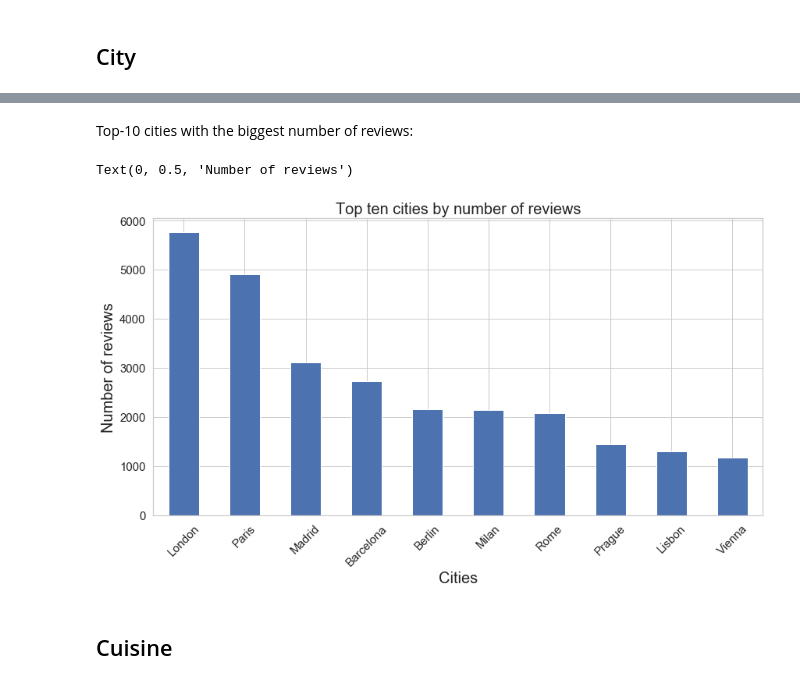
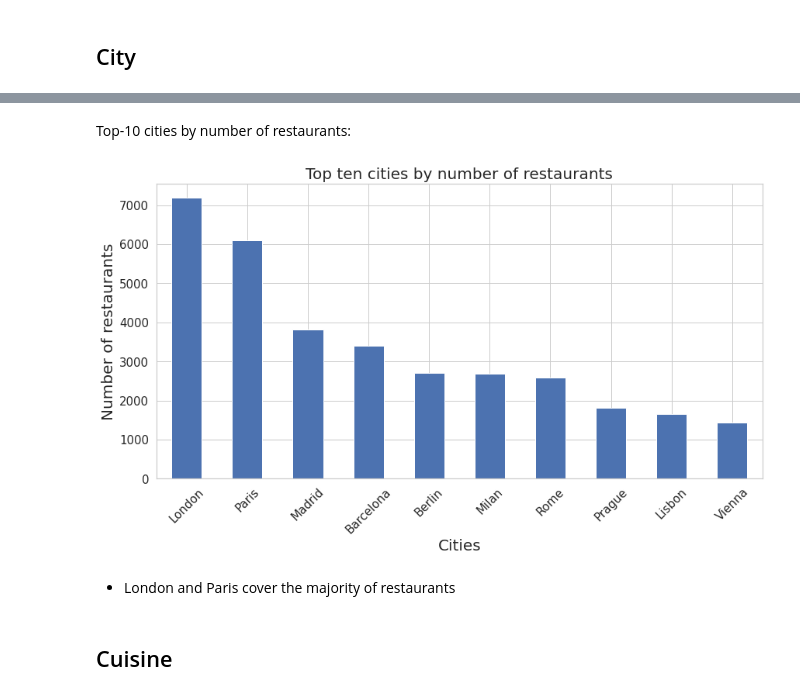
Before and after one commit to LawrenceGrigoryan/skillfactory_rds, a Jupyter notebook: module_3/Project_3. About delicious and healthy food.ipynb, the cells around one changed output, grey strips where cells are left out. Saved outputs shown, nothing was run; the diff lists cells and outputs as text; code cells hidden in the pictures.

```diff
--- a/module_3/Project_3. About delicious and healthy food.ipynb
+++ b/module_3/Project_3. About delicious and healthy food.ipynb
@@ -157,0 +125,6 @@ The result is not the best but at least something. Now let's proceed to data pre
+# %%
+df_train['sample'] = 1  # Train data
+df_test['sample'] = 0  # Test data
+df_test['Rating'] = 0  # Filling with zeros since there is no data there (needs to be predicted)
+
+data = df_test.append(df_train, sort=False).reset_index(drop=True)
@@ -237,5 +244,5 @@ dtype of ID_TA column is <class 'str'>
 # %%
-data = df.copy(deep=True)
-data.columns = ['rest_id', 'city', 'cuisine', 'ranking', 'rating',
+df = data.copy(deep=True)
+df.columns = ['rest_id', 'city', 'cuisine', 'ranking',
                 'price_range', 'reviews_amount', 'reviews', 'url_ta',
-                'id_ta']
+                'id_ta', 'sample', 'rating']
@@ -302,7 +288,7 @@ def id_check(cell):
 
     return result.group(0)
 # %%
-data.rest_id = data.rest_id.apply(id_check)
+df.rest_id = df.rest_id.apply(id_check)
 # %% [markdown]
 Let's look at values now:
 # %%
@@ -317,4 +298,4 @@ Actually, we can see that nothing changed but, at least, there is some confidenc
 
 Now we can drop this column as it plays no role in the future ML model:
 # %%
-data.drop(['rest_id'], axis=1, inplace=True)
+df.drop(['rest_id'], axis=1, inplace=True)
@@ -334,18 +310,19 @@ Unique values in 'city' column:
 # %% [markdown]
-Top-10 cities with the biggest number of reviews:
+Top-10 cities by number of restaurants:
 # %%
 fig, ax = plt.subplots(figsize=(14, 7))
-data.city.value_counts()[:10].plot(kind='bar')
+df.city.value_counts()[:10].plot(kind='bar')
 
 plt.xticks(size=15, rotation=45)
 plt.yticks(size=15)
 
-ax.set_title('Top ten cities by number of reviews', size=20)
+ax.set_title('Top ten cities by number of restaurants', size=20)
 ax.set_xlabel('Cities', size=20)
-ax.set_ylabel('Number of reviews', size=20)
+ax.set_ylabel('Number of restaurants', size=20)
 # %% [output]
-Text(0, 0.5, 'Number of reviews')
-[figure, old version]
+[figure, new version]
+# %% [markdown]
+* London and Paris cover the majority of restaurants
 # %% [markdown]
 ## Cuisine
 # %%
```
Also changed, not shown: parts of 270 cells of this notebook, 1 other file.
